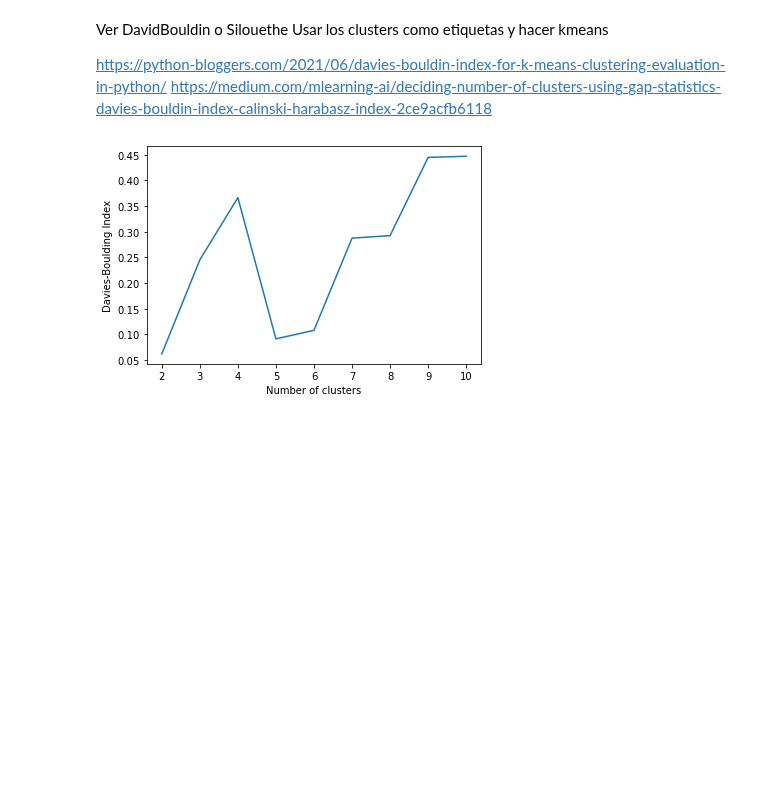
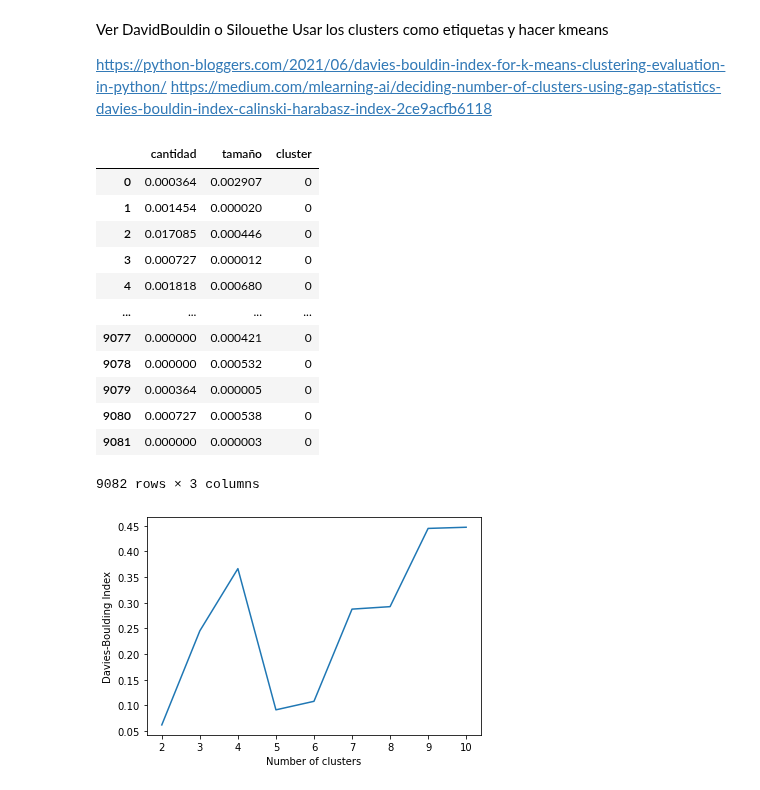
Before and after one commit to PabloDeAlbu/tp-final-mineria, a Jupyter notebook: tp-final.ipynb, the cells around one changed output. Saved outputs shown, nothing was run; the diff lists cells and outputs as text; code cells hidden in the pictures; blank space fills up the shorter version.

```diff
--- a/tp-final.ipynb
+++ b/tp-final.ipynb
@@ -275,6 +234,22 @@ https://medium.com/mlearning-ai/deciding-number-of-clusters-using-gap-statistics
 from sklearn.cluster import KMeans
 from sklearn.metrics import davies_bouldin_score
 import matplotlib.pyplot as plt
+# %%
+df_cluster
+# %% [output]
+|  | cantidad | tamaño | cluster |
+| 0 | 0.000364 | 0.002907 | 0 |
+| 1 | 0.001454 | 0.000020 | 0 |
+| 2 | 0.017085 | 0.000446 | 0 |
+| 3 | 0.000727 | 0.000012 | 0 |
+| 4 | 0.001818 | 0.000680 | 0 |
+| ... | ... | ... | ... |
+| 9077 | 0.000000 | 0.000421 | 0 |
+| 9078 | 0.000000 | 0.000532 | 0 |
+| 9079 | 0.000364 | 0.000005 | 0 |
+| 9080 | 0.000727 | 0.000538 | 0 |
+| 9081 | 0.000000 | 0.000003 | 0 |
+9082 rows × 3 columns
 # %%
 results = {}
 for i in range(2,11):
```
Also changed, not shown: parts of 11 cells of this notebook.
